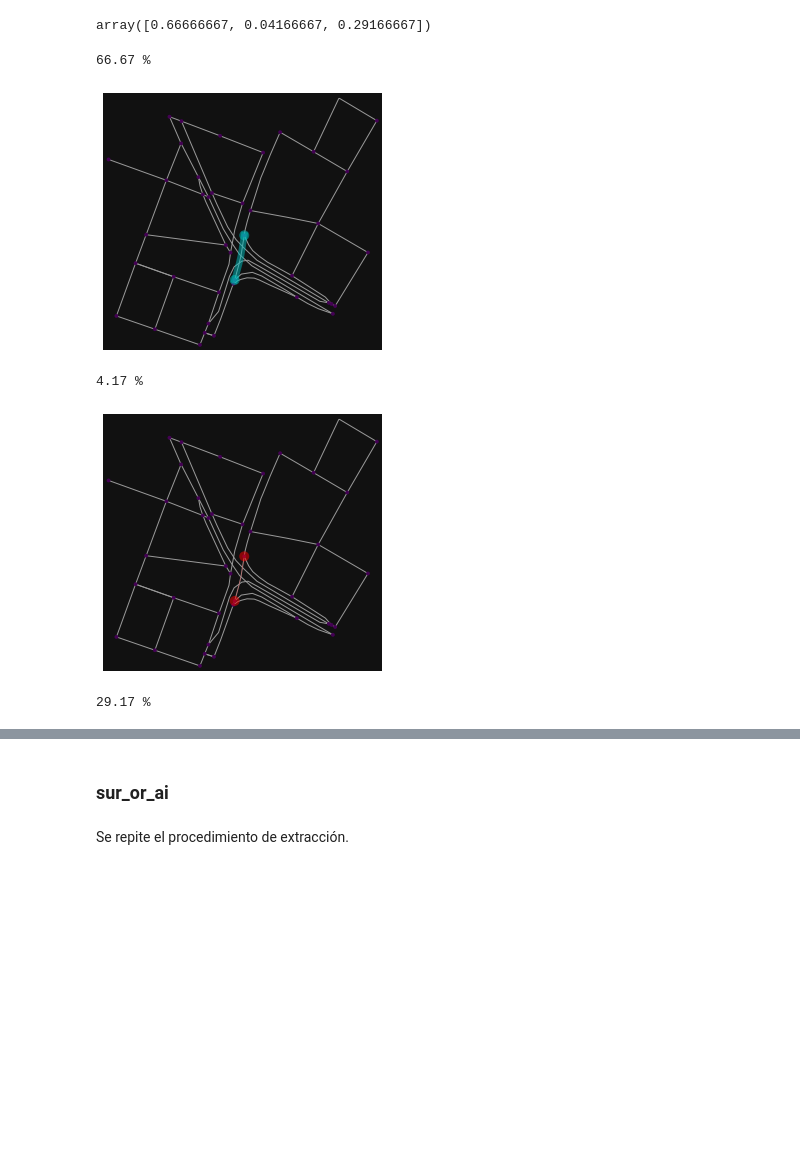
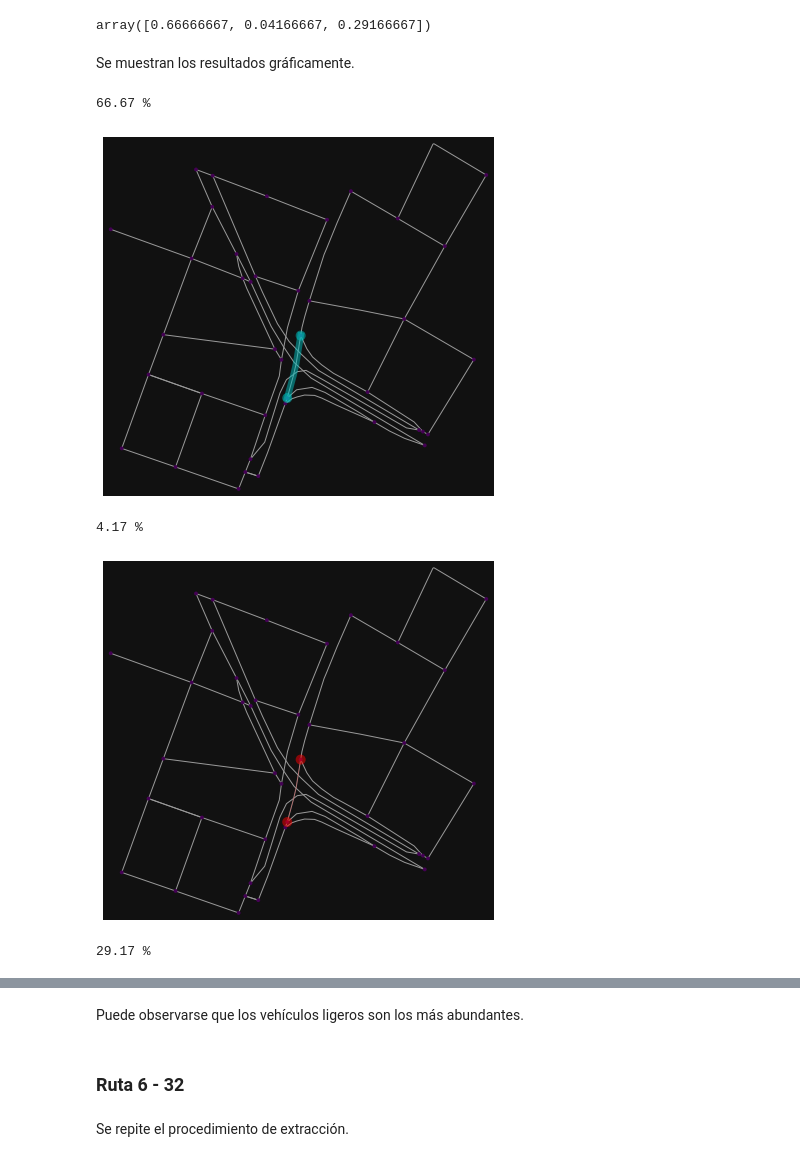
Before and after one commit to danielTeniente/proyecto_capstone, a Jupyter notebook: analisis/Tema_2.ipynb, the cells around one changed output, grey strips where cells are left out. Saved outputs shown, nothing was run; the diff lists cells and outputs as text; code cells hidden in the pictures; blank space fills up the shorter version.

```diff
--- a/analisis/Tema_2.ipynb
+++ b/analisis/Tema_2.ipynb
@@ -72,11 +77,13 @@ porcentajes = np.array(cantidades)/np.sum(cantidades)
 porcentajes
 # %% [output]
 array([0.66666667, 0.04166667, 0.29166667])
+# %% [markdown]
+Se muestran los resultados gráficamente.
 # %%
-show_vhq_type(porcentajes,graph,[lab2graph[6],lab2graph[31]])
+show_vhq_type(porcentajes,graph,[lab2graph[6],lab2graph[31]],size=(7,7))
 # %% [output]
 66.67 %
-[figure, old version]
+[figure, new version]
 4.17 %
-[figure, old version]
+[figure, new version]
 29.17 %
@@ -84,5 +91,7 @@ show_vhq_type(porcentajes,graph,[lab2graph[6],lab2graph[31]])
-# %% [markdown]
-### sur_or_ai
+# %% [markdown]
+Puede observarse que los vehículos ligeros son los más abundantes.
+# %% [markdown]
+### Ruta 6 - 32
 # %% [markdown]
 Se repite el procedimiento de extracción.
 # %%
```
Also changed, not shown: parts of 46 cells of this notebook, 7 other files.
